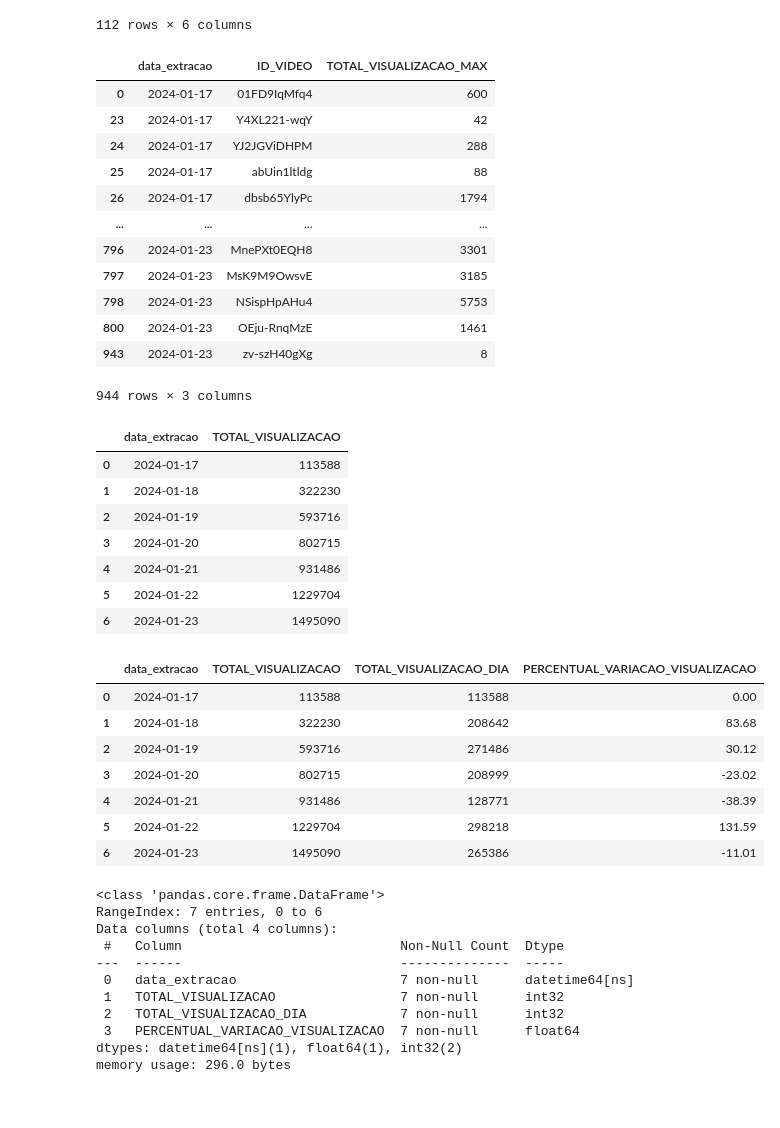
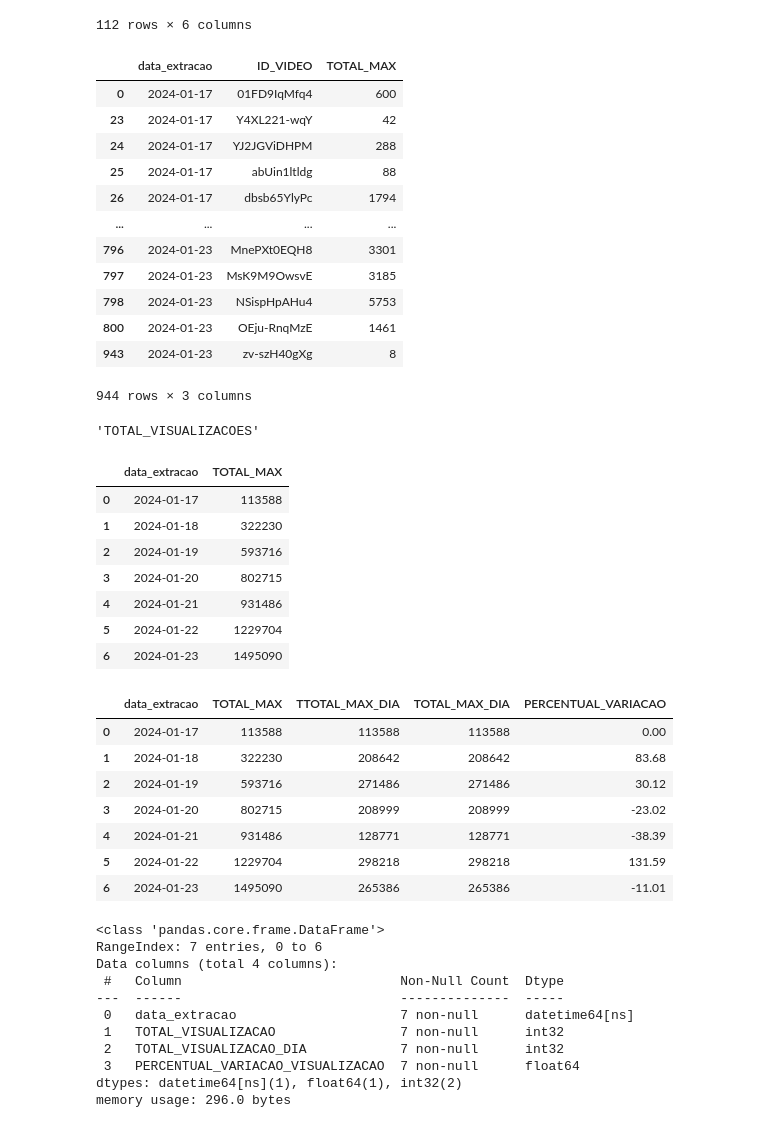
Before and after one commit to rodrigorocha1/analise_dados_youtube, a Jupyter notebook: notebooks_v2/visualizacoes.ipynb, the cells around one changed output. Drawn from its saved outputs; the diff is of its cells as text; code cells hidden in the pictures.

```diff
--- a/notebooks_v2/visualizacoes.ipynb
+++ b/notebooks_v2/visualizacoes.ipynb
@@ -100,12 +100,12 @@ base_teste
 # %%
 base_teste = base.groupby(['data_extracao','ID_VIDEO'])  \
     .agg(
-        TOTAL_VISUALIZACAO_MAX=('TOTAL_VISUALIZACOES', 'max')
+        TOTAL_MAX=(coluna_analise, 'max')
     ).reset_index().sort_values(by='data_extracao')
 
 base_teste
 # %% [output]
-|  | data_extracao | ID_VIDEO | TOTAL_VISUALIZACAO_MAX |
+|  | data_extracao | ID_VIDEO | TOTAL_MAX |
 | 0 | 2024-01-17 | 01FD9IqMfq4 | 600 |
 | 23 | 2024-01-17 | Y4XL221-wqY | 42 |
 | 24 | 2024-01-17 | YJ2JGViDHPM | 288 |
@@ -118,14 +118,18 @@ base_teste
 | 800 | 2024-01-23 | OEju-RnqMzE | 1461 |
 | 943 | 2024-01-23 | zv-szH40gXg | 8 |
 944 rows × 3 columns
+# %%
+coluna_analise
+# %% [output]
+'TOTAL_VISUALIZACOES'
 # %%
 base_teste = base_teste.groupby('data_extracao') \
     .agg(
-        TOTAL_VISUALIZACAO=('TOTAL_VISUALIZACAO_MAX', 'sum')
+        TOTAL_MAX=(f'TOTAL_MAX', 'sum')
     ).reset_index()
 base_teste
 # %% [output]
-|  | data_extracao | TOTAL_VISUALIZACAO |
+|  | data_extracao | TOTAL_MAX |
 | 0 | 2024-01-17 | 113588 |
 | 1 | 2024-01-18 | 322230 |
 | 2 | 2024-01-19 | 593716 |
@@ -134,24 +138,24 @@ base_teste
 | 5 | 2024-01-22 | 1229704 |
 | 6 | 2024-01-23 | 1495090 |
 # %%
-base_teste['TOTAL_VISUALIZACAO_DESLOCADO'] = base_teste['TOTAL_VISUALIZACAO'].shift(1)
+base_teste['TOTAL_MAX_DESLOCADO'] = base_teste['TOTAL_MAX'].shift(1)
 base_teste.fillna(0, inplace=True)
-base_teste['TOTAL_VISUALIZACAO_DIA'] = base_teste['TOTAL_VISUALIZACAO'] - base_teste['TOTAL_VISUALIZACAO_DESLOCADO'].astype('int32')
-base_teste['TOTAL_VISUALIZACAO_DIA_DESLOCADO'] = base_teste['TOTAL_VISUALIZACAO_DIA'].shift(1)
+base_teste['TOTAL_MAX_DIA'] = base_teste['TOTAL_MAX'] - base_teste['TOTAL_MAX_DESLOCADO'].astype('int32')
+base_teste['TOTAL_MAX_DIA_DESLOCADO'] = base_teste['TOTAL_MAX_DIA'].shift(1)
 base_teste.fillna(0, inplace=True)
-base_teste['PERCENTUAL_VARIACAO_VISUALIZACAO'] = round(((base_teste['TOTAL_VISUALIZACAO_DIA'] -  base_teste['TOTAL_VISUALIZACAO_DIA_DESLOCADO']) / base_teste['TOTAL_VISUALIZACAO_DIA_DESLOCADO']) * 100 , 2)
-base_teste.drop(['TOTAL_VISUALIZACAO_DESLOCADO', 'TOTAL_VISUALIZACAO_DIA_DESLOCADO'], axis=1, inplace=True)
+base_teste['PERCENTUAL_VARIACAO'] = round(((base_teste['TOTAL_MAX_DIA'] -  base_teste['TOTAL_MAX_DIA_DESLOCADO']) / base_teste['TOTAL_MAX_DIA_DESLOCADO']) * 100 , 2)
+base_teste.drop(['TOTAL_MAX_DESLOCADO', 'TOTAL_MAX_DIA_DESLOCADO'], axis=1, inplace=True)
 base_teste.replace([np.inf, -np.inf], 0, inplace=True)
 base_teste
 # %% [output]
-|  | data_extracao | TOTAL_VISUALIZACAO | TOTAL_VISUALIZACAO_DIA | PERCENTUAL_VARIACAO_VISUALIZACAO |
-| 0 | 2024-01-17 | 113588 | 113588 | 0.00 |
-| 1 | 2024-01-18 | 322230 | 208642 | 83.68 |
-| 2 | 2024-01-19 | 593716 | 271486 | 30.12 |
-| 3 | 2024-01-20 | 802715 | 208999 | -23.02 |
-| 4 | 2024-01-21 | 931486 | 128771 | -38.39 |
-| 5 | 2024-01-22 | 1229704 | 298218 | 131.59 |
-| 6 | 2024-01-23 | 1495090 | 265386 | -11.01 |
+|  | data_extracao | TOTAL_MAX | TTOTAL_MAX_DIA | TOTAL_MAX_DIA | PERCENTUAL_VARIACAO |
+| 0 | 2024-01-17 | 113588 | 113588 | 113588 | 0.00 |
+| 1 | 2024-01-18 | 322230 | 208642 | 208642 | 83.68 |
+| 2 | 2024-01-19 | 593716 | 271486 | 271486 | 30.12 |
+| 3 | 2024-01-20 | 802715 | 208999 | 208999 | -23.02 |
+| 4 | 2024-01-21 | 931486 | 128771 | 128771 | -38.39 |
+| 5 | 2024-01-22 | 1229704 | 298218 | 298218 | 131.59 |
+| 6 | 2024-01-23 | 1495090 | 265386 | 265386 | -11.01 |
 # %%
 base_teste.info()
 # %% [output]
```
Also changed, not shown: parts of 5 cells of this notebook, 4 other files.
